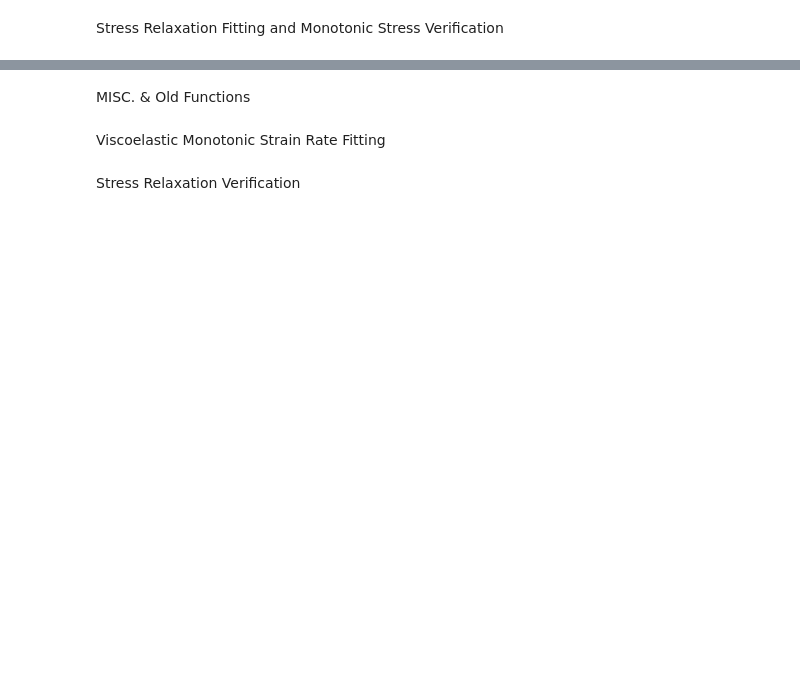
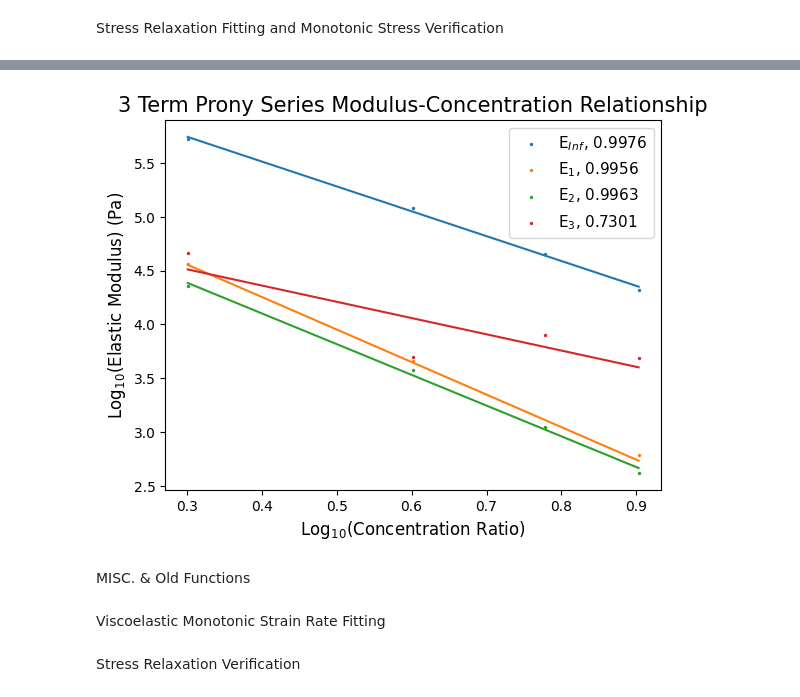
Before and after one commit to TheDuckenEngineer/PVC-Tensile-Experiment, a Jupyter notebook: Viscoelastic fitting.ipynb, the cells around one changed output, grey strips where cells are left out. Drawn from its saved outputs; the diff is of its cells as text; code cells hidden in the pictures; blank space fills up the shorter version.

```diff
--- a/Viscoelastic fitting.ipynb
+++ b/Viscoelastic fitting.ipynb
@@ -269,0 +408,86 @@ SLS Model [21318.88110665   927.78772989   917.45853559] 0.8331
+# %%
+from pvc_tensile_experiment.Functions import *
+import pandas as pd; import numpy as np
+from scipy.optimize import curve_fit
+
+def LinearFit(x, a, b):
+    return a*x + b
+
+# Compute R-squared
+def RSquared(yTrue, yPredict):
+    ssResidual = np.sum((yTrue - yPredict)**2)
+    ssTotal = np.sum((yTrue - np.mean(yTrue))**2)
+    return 1 - (ssResidual/ssTotal)
+
+
+
+# find the names of the viscoelastic functions
+fileNames = [i for i in os.listdir('Data') if i.endswith('.csv')][0:-1]
+
+# express the concentrations as log base 10. Make each repeat 3 times,
+# one for each model.
+concentration = np.repeat(np.log10([np.array([2, 4, 6, 8])]), 3)
+
+# preallocate the data dataframe
+data = pd.DataFrame(columns = ['Models', 'EInf', 'E1', 'E2', 'E3'])
+for i in fileNames:
+    # read the modulus from each model, ignoring the time constants.
+    # add to the data dataframe
+    modulus = pd.read_csv(f'Data/{i}', usecols = [0, 2, 3, 5, 7])
+    data = pd.concat([data, modulus], ignore_index = True)
+
+# convert each modulus to log base 10. convert -inf to empty
+data['EInf'] = np.log10(data['EInf'])
+data['E1'] = np.log10(data['E1'])
+data['E2'] = np.log10(data['E2'])
+data['E3'] = np.log10(data['E3'])
+data.replace([np.inf, -np.inf], np.empty, inplace = True)
+
+# add a concentration column
+data.insert(0, 'Plasticizer', concentration)
+
+# plot parameters
+markerSize = 2
+titleSize = 15
+axisSize = 12
+legendSize = 11
+
+# identify each model
+SLSModel = data[data['Models'] == 'SLS Model']
+Proney2TermModel = data[data['Models'] == 'Prony 2-Term Model']
+Proney3TermModel = data[data['Models'] == 'Prony 3-Term Model']
+
+# create a dictionary to fit the modulus
+models = {'EInf': Proney3TermModel['EInf'],
+          'E1': Proney3TermModel['E1'],
+          'E2': Proney3TermModel['E2'],
+          'E3': Proney3TermModel['E3'],
+          }
+
+# create a dictionary to story the fitted modulus
+fitResults = {}
+
+for term, (values) in models.items():
+    params, _ = curve_fit(LinearFit, Proney3TermModel['Plasticizer'].to_numpy(), values)
+    print()
+    r2 = RSquared(values, LinearFit(Proney3TermModel['Plasticizer'].to_numpy(), params[0], params[1]))
+    fitResults[term] = (params, r2)
+
+# Proney3TermModel model evaluation.
+plt.scatter(Proney3TermModel['Plasticizer'], Proney3TermModel['EInf'], s = markerSize, label = f'E$_I$$_n$$_f$, {np.round(fitResults['EInf'][1], 4)}')
+plt.plot(Proney3TermModel['Plasticizer'], LinearFit(Proney3TermModel['Plasticizer'].to_numpy(), fitResults['EInf'][0][0], fitResults['EInf'][0][1]))
+
+plt.scatter(Proney3TermModel['Plasticizer'], Proney3TermModel['E1'], s = markerSize, label = f'E$_1$, {np.round(fitResults['E1'][1], 4)}')
+plt.plot(Proney3TermModel['Plasticizer'], LinearFit(Proney3TermModel['Plasticizer'].to_numpy(), fitResults['E1'][0][0], fitResults['E1'][0][1]))
+
+plt.scatter(Proney3TermModel['Plasticizer'], Proney3TermModel['E2'], s = markerSize, label = f'E$_2$, {np.round(fitResults['E2'][1], 4)}')
+plt.plot(Proney3TermModel['Plasticizer'], LinearFit(Proney3TermModel['Plasticizer'].to_numpy(), fitResults['E2'][0][0], fitResults['E2'][0][1]))
+
+plt.scatter(Proney3TermModel['Plasticizer'], Proney3TermModel['E3'], s = markerSize, label = f'E$_3$, {np.round(fitResults['E3'][1], 4)}')
+plt.plot(Proney3TermModel['Plasticizer'], LinearFit(Proney3TermModel['Plasticizer'].to_numpy(), fitResults['E3'][0][0], fitResults['E3'][0][1]))
+
+plt.xlabel('Log$_1$$_0$(Concentration Ratio)', fontsize = axisSize)
+plt.ylabel('Log$_1$$_0$(Elastic Modulus) (Pa)', fontsize = axisSize)
+plt.title('3 Term Prony Series Modulus-Concentration Relationship', fontsize = titleSize)
+plt.legend(fontsize = legendSize)
+# %% [output]
@@ -270,3 +495,4 @@ SLS Model [21318.88110665   927.78772989   917.45853559] 0.8331
+[figure, added]
 # %% [markdown]
 MISC. & Old Functions
 # %% [markdown]
```
Also changed, not shown: parts of 9 cells of this notebook, 1 other file.
